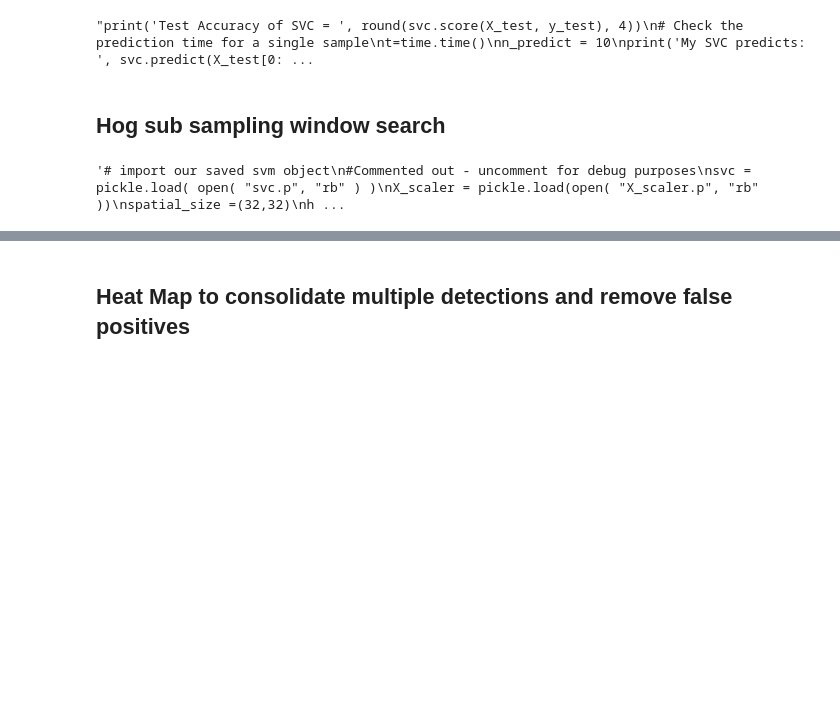
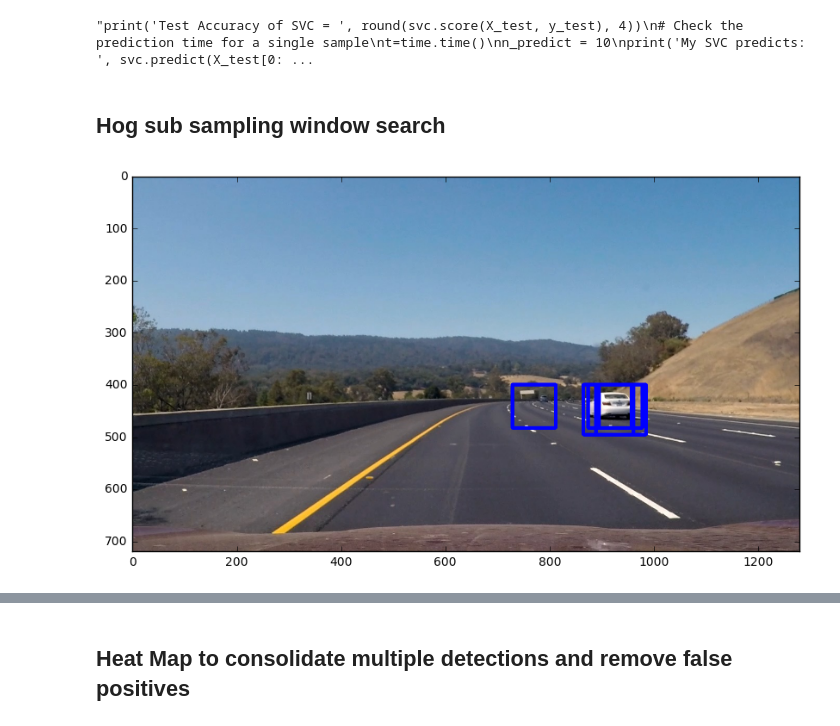
Before and after one commit to rmohan80/CarND-Vehicle-Detection, a Jupyter notebook: Vehicle_detection.ipynb, the cells around one changed output, grey strips where cells are left out. Saved outputs shown, nothing was run; the diff lists cells and outputs as text; code cells hidden in the pictures; blank space fills up the shorter version.

```diff
--- a/Vehicle_detection.ipynb
+++ b/Vehicle_detection.ipynb
@@ -198,6 +215,7 @@ import numpy as np
 import cv2
 from skimage.feature import hog
 
+# Color conversion helper function
 def convert_color(img, conv='RGB2YCrCb'):
     if conv == 'RGB2YCrCb':
         return cv2.cvtColor(img, cv2.COLOR_RGB2YCrCb)
@@ -206,6 +224,7 @@ def convert_color(img, conv='RGB2YCrCb'):
     if conv == 'RGB2LUV':
         return cv2.cvtColor(img, cv2.COLOR_RGB2LUV)
 
+# Directly taken from classroom to get the HOG features
 def get_hog_features(img, orient, pix_per_cell, cell_per_block,
                         vis=False, feature_vec=True):
     # Call with two outputs if vis==True
@@ -227,8 +246,9 @@ def get_hog_features(img, orient, pix_per_cell, cell_per_block,
 
 
 # Define a single function that can extract features using hog sub-sampling and make predictions
+# Modified implementation to support multiple scales in single search
 def find_cars(img, ystart, ystop, svc, X_scaler, orient, pix_per_cell, cell_per_block, spatial_size, hist_bins):
-    scale_choose = [1.3, 1.5, 1.8]
+    scale_choose = [1.3, 1.5, 1.8] # Different scales that we're going to use
     draw_img = np.copy(img)
     heatmap = np.zeros_like(img[:,:,0])
     img = img.astype(np.float32)/255
@@ -255,6 +275,8 @@ def find_cars(img, ystart, ystop, svc, X_scaler, orient, pix_per_cell, cell_per_
         # 64 was the orginal sampling rate, with 8 cells and 8 pix per cell
         window = 64
         nblocks_per_window = (window // pix_per_cell)-1
+
+        # Define cells per step based on the scale of the image...larger scale needs more cells
         if scale == 1.8:
             cells_per_step = 3
         else:
@@ -288,32 +310,34 @@ def find_cars(img, ystart, ystop, svc, X_scaler, orient, pix_per_cell, cell_per_
 
                 if test_prediction == 1:
                     xbox_left = np.int(xleft*scale)
                     ytop_draw = np.int(ytop*scale)
                     win_draw = np.int(window*scale)
                     cv2.rectangle(draw_img,(xbox_left, ytop_draw+ystart),(xbox_left+win_draw,ytop_draw+win_draw+ystart),(0,0,255),6)
+
+                    # Heatmap implementation to help in determining heat map (part of next function)
                     heatmap[ytop_draw+ystart:ytop_draw+win_draw+ystart, xbox_left:xbox_left+win_draw] += 1
 
     return draw_img, heatmap
 
 '''# import our saved svm object
 #Commented out - uncomment for debug purposes
 svc =  pickle.load( open( "svc.p", "rb" ) )
 X_scaler = pickle.load(open( "X_scaler.p", "rb" ))
 spatial_size =(32,32)
 hist_bins = 32
 orient = 9
 pix_per_cell = 8
 cell_per_block = 2
 ystart = 400
 ystop = 656
 scale = 1.8
 
-img = mpimg.imread('test_frame.jpg')
+img = mpimg.imread('test_images/test3.jpg')
 
 out_img, heatmap = find_cars(img, ystart, ystop, svc, X_scaler, orient, pix_per_cell, cell_per_block, spatial_size, hist_bins)
 
 plt.figure(figsize=(10,10))
 plt.imshow(out_img)
 plt.show()'''
 # %% [output]
-'# import our saved svm object\n#Commented out - uncomment for debug purposes\nsvc =  pickle.load( open( "svc.p", "rb" ) )\nX_scaler = pickle.load(open( "X_scaler.p", "rb" ))\nspatial_size =(32,32)\nh ...
+[figure, added]
```
Also changed, not shown: parts of 11 cells of this notebook, 10 other files.
